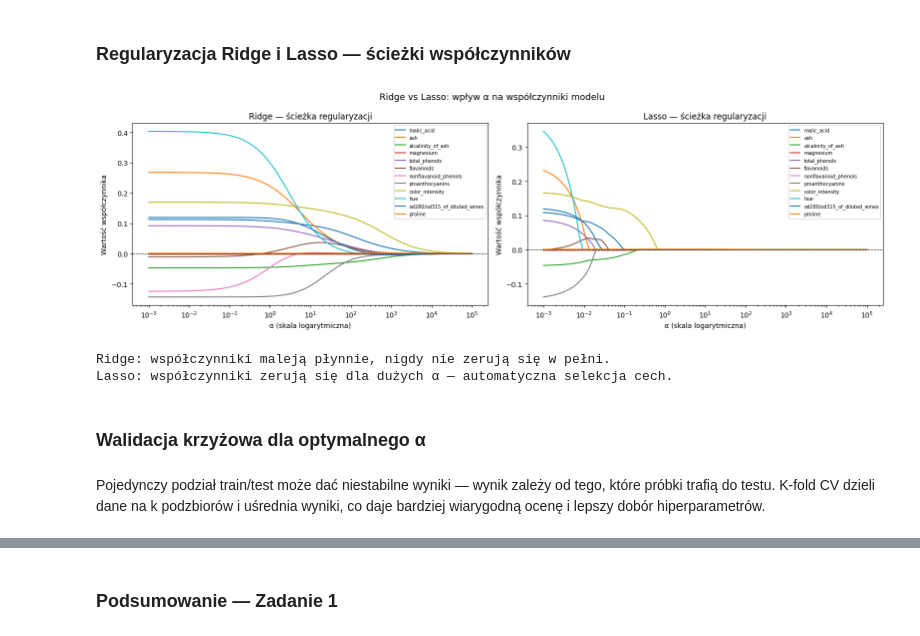
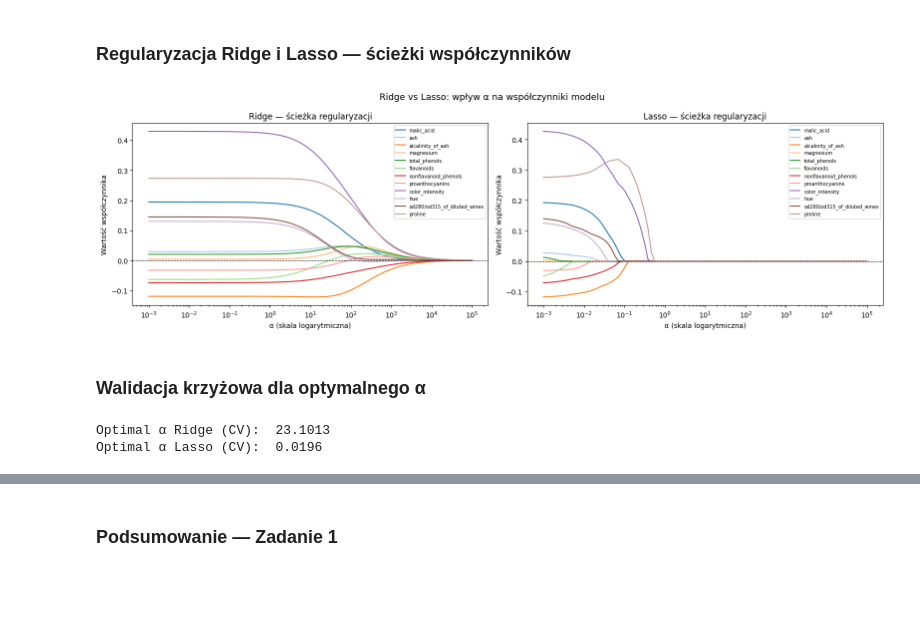
Before and after one commit to mikolaj-olesinski/Machine-Learning-PWR, a Jupyter notebook: lista2/lab2.ipynb, the cells around one changed output, grey strips where cells are left out. Cells and saved outputs as stored; diff of their text form; code cells hidden in the pictures; blank space fills up the shorter version.

```diff
--- a/lista2/lab2.ipynb
+++ b/lista2/lab2.ipynb
@@ -100,11 +100,15 @@ Train: (142, 12), Test: (36, 12)
 # %% [markdown]
 ### Regresja liniowa (LinearRegression)
 # %%
-lr = LinearRegression()
-lr.fit(X_wine_train, y_wine_train)
+pipe_lr = Pipeline([
+    ('scaler', StandardScaler()),
+    ('model',  LinearRegression())
+])
 
-y_train_pred = lr.predict(X_wine_train)
-y_test_pred  = lr.predict(X_wine_test)
+pipe_lr.fit(X_wine_train, y_wine_train)
+
+y_train_pred = pipe_lr.predict(X_wine_train)
+y_test_pred  = pipe_lr.predict(X_wine_test)
 
 print(f"Train — R²: {r2_score(y_wine_train, y_train_pred):.4f}, MSE: {mean_squared_error(y_wine_train, y_train_pred):.4f}")
 print(f"Test  — R²: {r2_score(y_wine_test,  y_test_pred):.4f}, MSE: {mean_squared_error(y_wine_test,  y_test_pred):.4f}")
@@ -128,59 +150,62 @@ plt.show()
 ### Regularyzacja Ridge i Lasso — ścieżki współczynników
 # %%
 alphas = np.logspace(-3, 5, 100)
-
 ridge_coefs = []
 lasso_coefs = []
 
 for alpha in tqdm(alphas, desc='Regularization path'):
-    ridge_coefs.append(Ridge(alpha=alpha).fit(X_wine_train, y_wine_train).coef_)
-    lasso_coefs.append(Lasso(alpha=alpha, max_iter=10000).fit(X_wine_train, y_wine_train).coef_)
+    pipe_ridge = Pipeline([('scaler', StandardScaler()), ('model', Ridge(alpha=alpha))])
+    pipe_lasso = Pipeline([('scaler', StandardScaler()), ('model', Lasso(alpha=alpha, max_iter=10000))])
+
+    pipe_ridge.fit(X_wine_train, y_wine_train)
+    pipe_lasso.fit(X_wine_train, y_wine_train)
+
+    ridge_coefs.append(pipe_ridge.named_steps['model'].coef_)
+    lasso_coefs.append(pipe_lasso.named_steps['model'].coef_)
 
 ridge_coefs = np.array(ridge_coefs)
 lasso_coefs = np.array(lasso_coefs)
 # %%
+colors = plt.cm.tab20.colors[:len(feature_cols)]
+
 fig, axes = plt.subplots(1, 2, figsize=(16, 5))
 
 for i, name in enumerate(feature_cols):
-    axes[0].plot(alphas, ridge_coefs[:, i], label=name)
+    axes[0].plot(alphas, ridge_coefs[:, i], label=name, color=colors[i])
 axes[0].set_xscale('log')
 axes[0].axhline(0, color='black', linewidth=0.8, linestyle='--')
 axes[0].set_title('Ridge — ścieżka regularyzacji')
 axes[0].set_xlabel('α (skala logarytmiczna)')
 axes[0].set_ylabel('Wartość współczynnika')
 axes[0].legend(fontsize=7, loc='upper right')
 
 for i, name in enumerate(feature_cols):
-    axes[1].plot(alphas, lasso_coefs[:, i], label=name)
+    axes[1].plot(alphas, lasso_coefs[:, i], label=name, color=colors[i])
 axes[1].set_xscale('log')
 axes[1].axhline(0, color='black', linewidth=0.8, linestyle='--')
 axes[1].set_title('Lasso — ścieżka regularyzacji')
 axes[1].set_xlabel('α (skala logarytmiczna)')
 axes[1].set_ylabel('Wartość współczynnika')
 axes[1].legend(fontsize=7, loc='upper right')
 
 plt.suptitle('Ridge vs Lasso: wpływ α na współczynniki modelu', fontsize=13)
 plt.tight_layout()
 plt.show()
-
-print("Ridge: współczynniki maleją płynnie, nigdy nie zerują się w pełni.")
-print("Lasso: współczynniki zerują się dla dużych α — automatyczna selekcja cech.")
 # %% [output]
-[figure, old version]
+[figure, new version]
-Ridge: współczynniki maleją płynnie, nigdy nie zerują się w pełni.
-Lasso: współczynniki zerują się dla dużych α — automatyczna selekcja cech.
 # %% [markdown]
 ### Walidacja krzyżowa dla optymalnego α
 # %%
-ridge_cv = RidgeCV(alphas=alphas, scoring='r2', cv=5)
+ridge_cv = Pipeline([('scaler', StandardScaler()), ('model', RidgeCV(alphas=alphas, scoring='r2', cv=5))])
 ridge_cv.fit(X_wine_train, y_wine_train)
-alpha_ridge_cv = ridge_cv.alpha_
+alpha_ridge_cv = ridge_cv.named_steps['model'].alpha_
 
-lasso_cv = LassoCV(alphas=alphas, cv=5, max_iter=10000)
+lasso_cv = Pipeline([('scaler', StandardScaler()), ('model', LassoCV(alphas=alphas, cv=5, max_iter=10000))])
 lasso_cv.fit(X_wine_train, y_wine_train)
-alpha_lasso_cv = lasso_cv.alpha_
+alpha_lasso_cv = lasso_cv.named_steps['model'].alpha_
 
-print(f"Optymalny α Ridge (CV):  {alpha_ridge_cv:.4f}")
-print(f"Optymalny α Lasso (CV):  {alpha_lasso_cv:.4f}")
+print(f"Optimal α Ridge (CV):  {alpha_ridge_cv:.4f}")
+print(f"Optimal α Lasso (CV):  {alpha_lasso_cv:.4f}")
+# %% [output]
+Optimal α Ridge (CV):  23.1013
+Optimal α Lasso (CV):  0.0196
-# %% [markdown]
-Pojedynczy podział train/test może dać niestabilne wyniki — wynik zależy od tego, które próbki trafią do testu. K-fold CV dzieli dane na k podzbiorów i uśrednia wyniki, co daje bardziej wiarygodną ocenę i lepszy dobór hiperparametrów.
```
Also changed, not shown: parts of 6 cells of this notebook, 1 other file.
